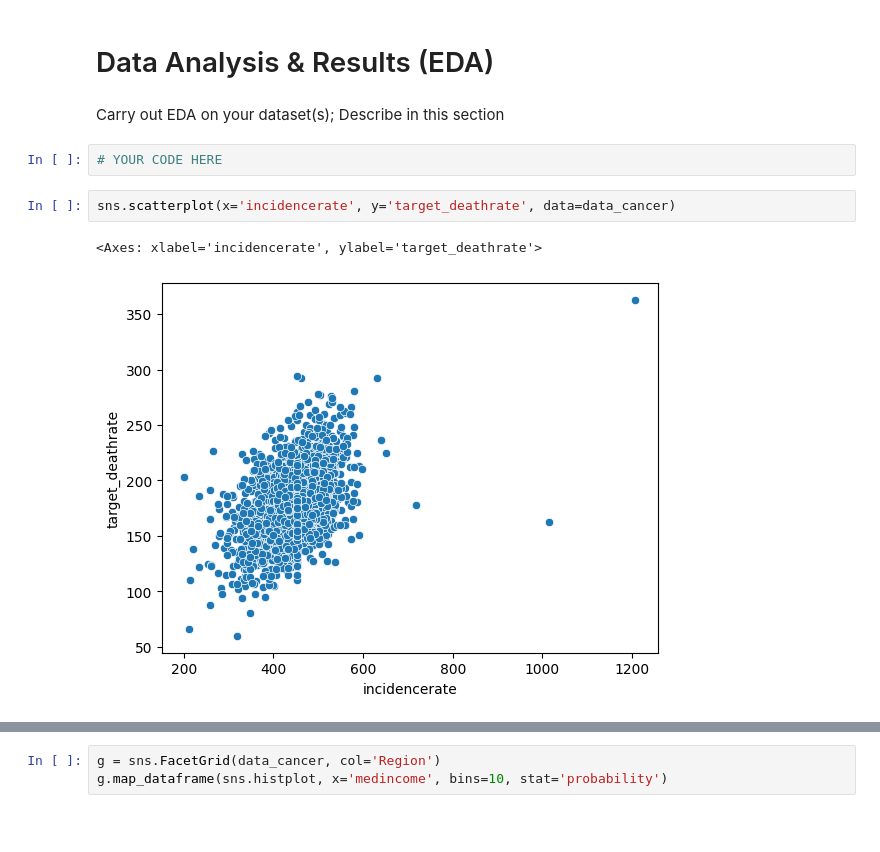
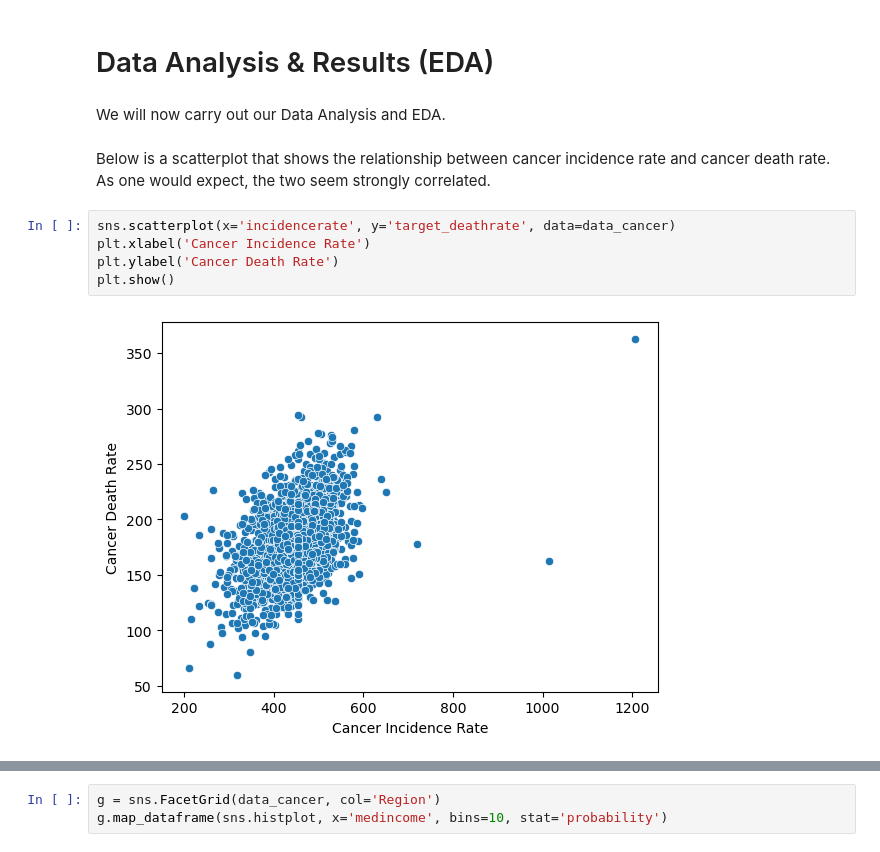
Before and after one commit to caseyhild/Data-Science-For-Cancer-Analysis, a Jupyter notebook: EDACheckpointGroup_Sp23_Casey_s_Group.ipynb, the cells around one changed output, grey strips where cells are left out. Saved outputs shown, nothing was run; the diff lists cells and outputs as text; blank space fills up the shorter version.

```diff
--- a/EDACheckpointGroup_Sp23_Casey_s_Group.ipynb
+++ b/EDACheckpointGroup_Sp23_Casey_s_Group.ipynb
@@ -250,12 +248,14 @@ Index(['avganncount', 'avgdeathsperyear', 'target_deathrate', 'incidencerate',
 We now have our cleaned dataset.
 # %% [markdown]
 # Data Analysis & Results (EDA)
-# %% [markdown]
-Carry out EDA on your dataset(s); Describe in this section
-# %%
-# YOUR CODE HERE
+# %% [markdown]
+We will now carry out our Data Analysis and EDA.
+# %% [markdown]
+Below is a scatterplot that shows the relationship between cancer incidence rate and cancer death rate. As one would expect, the two seem strongly correlated.
 # %%
 sns.scatterplot(x='incidencerate', y='target_deathrate', data=data_cancer)
+plt.xlabel('Cancer Incidence Rate')
+plt.ylabel('Cancer Death Rate')
+plt.show()
 # %% [output]
-<Axes: xlabel='incidencerate', ylabel='target_deathrate'>
-[figure, old version]
+[figure, new version]
```
Also changed, not shown: parts of 16 cells of this notebook.
